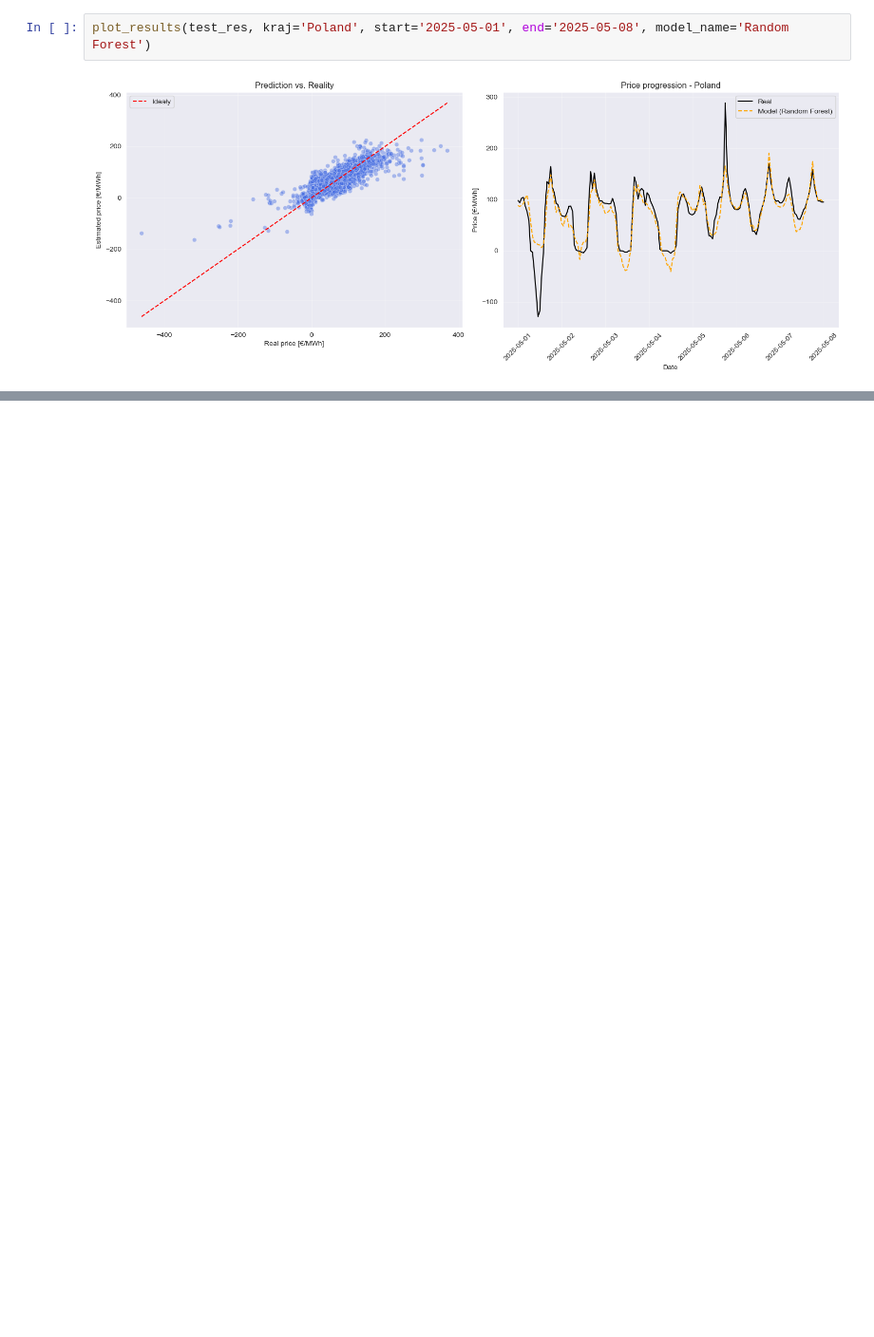
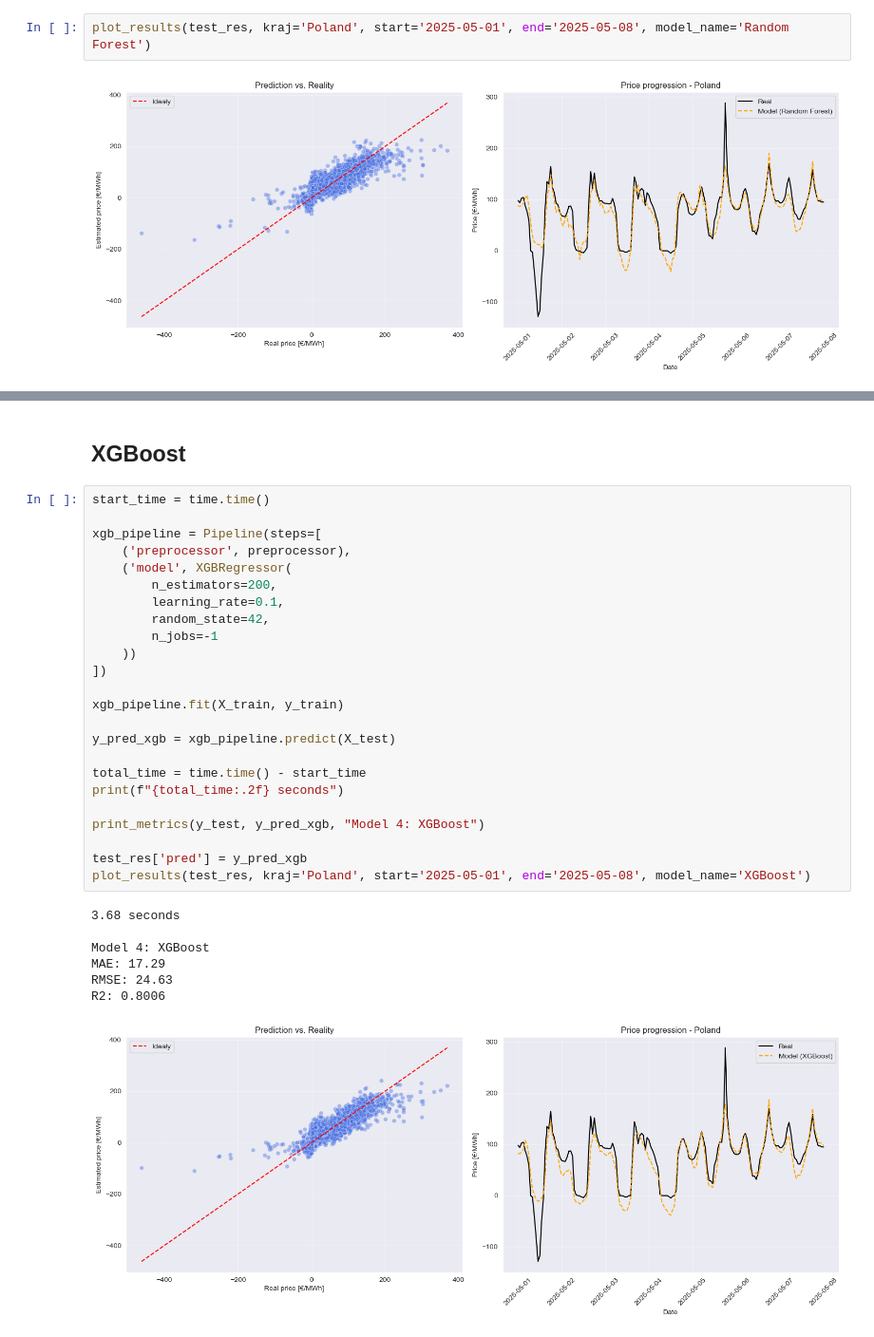
Before and after one commit to Siubuk123/Prediction, a Jupyter notebook: notebooks/03_Models.ipynb, the cells around one changed output, grey strips where cells are left out. Shown at 95% size. Cells and saved outputs as stored; diff of their text form; blank space fills up the shorter version.

```diff
--- a/notebooks/03_Models.ipynb
+++ b/notebooks/03_Models.ipynb
@@ -181,0 +222,34 @@ plot_results(test_res, kraj='Poland', start='2025-05-01', end='2025-05-08', mode
+# %% [markdown]
+## XGBoost
+# %%
+start_time = time.time()
+
+xgb_pipeline = Pipeline(steps=[
+    ('preprocessor', preprocessor),
+    ('model', XGBRegressor(
+        n_estimators=200,
+        learning_rate=0.1,
+        random_state=42,
+        n_jobs=-1
+    ))
+])
+
+xgb_pipeline.fit(X_train, y_train)
+
+y_pred_xgb = xgb_pipeline.predict(X_test)
+
+total_time = time.time() - start_time
+print(f"{total_time:.2f} seconds")
+
+print_metrics(y_test, y_pred_xgb, "Model 4: XGBoost")
+
+test_res['pred'] = y_pred_xgb
+plot_results(test_res, kraj='Poland', start='2025-05-01', end='2025-05-08', model_name='XGBoost')
+# %% [output]
+3.68 seconds
+
+Model 4: XGBoost
+MAE: 17.29
+RMSE: 24.63
+R2: 0.8006
+[figure, added]
```
Also changed, not shown: parts of 9 cells of this notebook, 7 other files.
